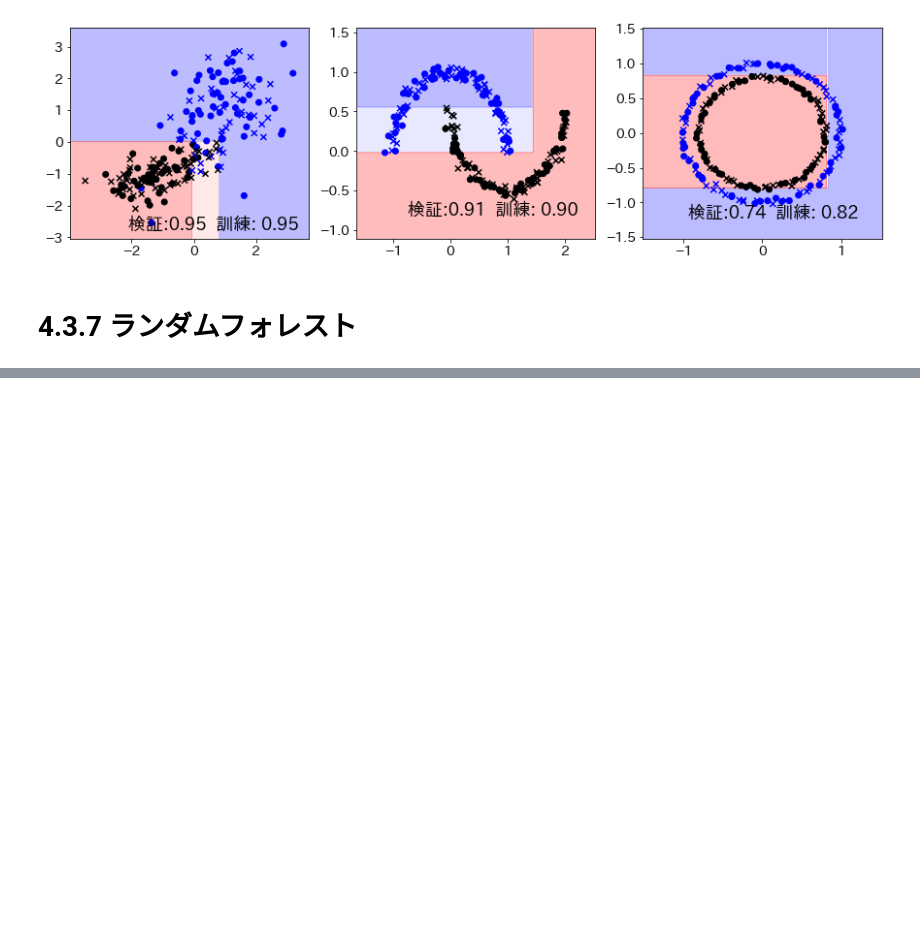
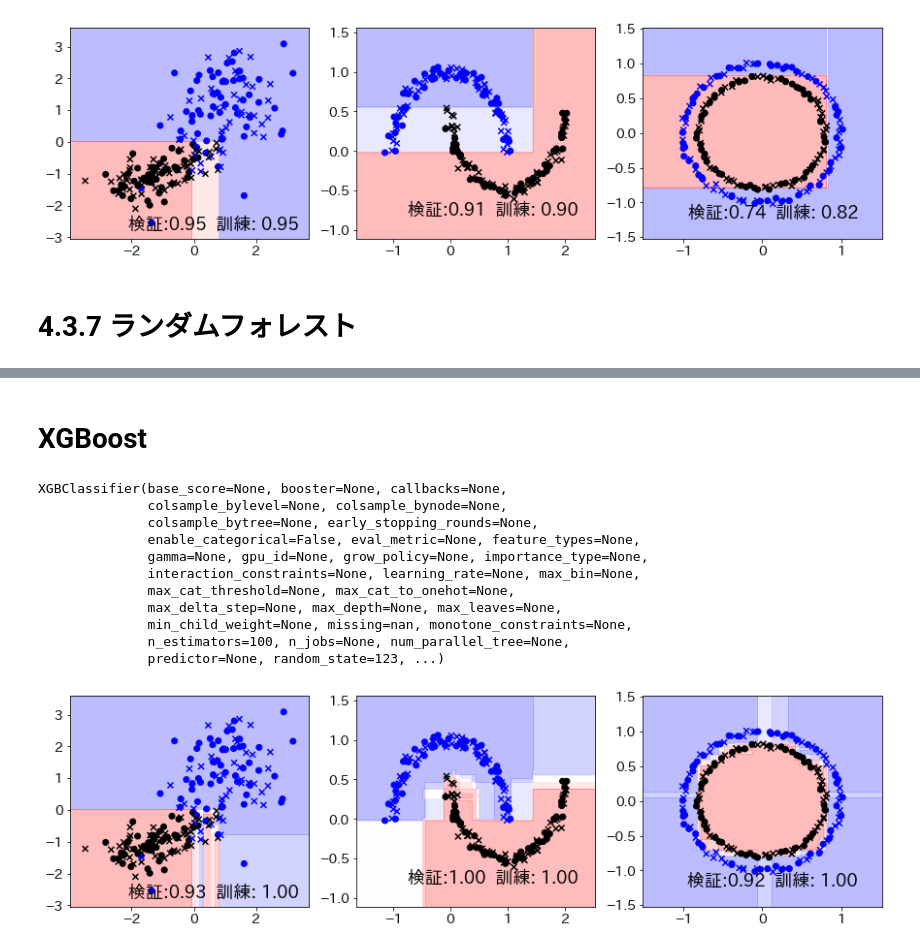
Before and after one commit to hirokimituya/book_create-profitable-AI-with-Python, a Jupyter notebook: ch04_03_algorithm.ipynb, the cells around one changed output, grey strips where cells are left out. Saved outputs shown, nothing was run; the diff lists cells and outputs as text; code cells hidden in the pictures; blank space fills up the shorter version.

```diff
--- a/ch04_03_algorithm.ipynb
+++ b/ch04_03_algorithm.ipynb
@@ -285,0 +301,27 @@ DecisionTreeClassifier(max_depth=3, random_state=123)
+# %% [markdown]
+# XGBoost
+# %%
+# XGBoostの散布図・分類結果表示
+
+# アルゴリズムの選択
+import xgboost
+algorithm = xgboost.XGBClassifier(random_state=random_seed)
+
+# アルゴリズムの持つパラメータの表示
+print(algorithm)
+
+# 表示関数の呼び出し
+plot_boundaries(algorithm, DataList)
+# %% [output]
+XGBClassifier(base_score=None, booster=None, callbacks=None,
+              colsample_bylevel=None, colsample_bynode=None,
+              colsample_bytree=None, early_stopping_rounds=None,
+              enable_categorical=False, eval_metric=None, feature_types=None,
+              gamma=None, gpu_id=None, grow_policy=None, importance_type=None,
+              interaction_constraints=None, learning_rate=None, max_bin=None,
+              max_cat_threshold=None, max_cat_to_onehot=None,
+              max_delta_step=None, max_depth=None, max_leaves=None,
+              min_child_weight=None, missing=nan, monotone_constraints=None,
+              n_estimators=100, n_jobs=None, num_parallel_tree=None,
+              predictor=None, random_state=123, ...)
+[figure, added]
```
Also changed, not shown: parts of 1 cell of this notebook.
